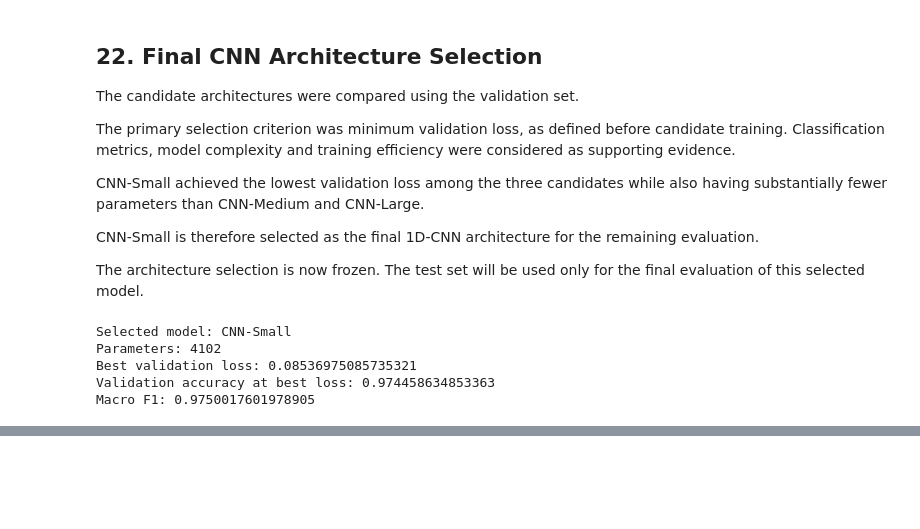
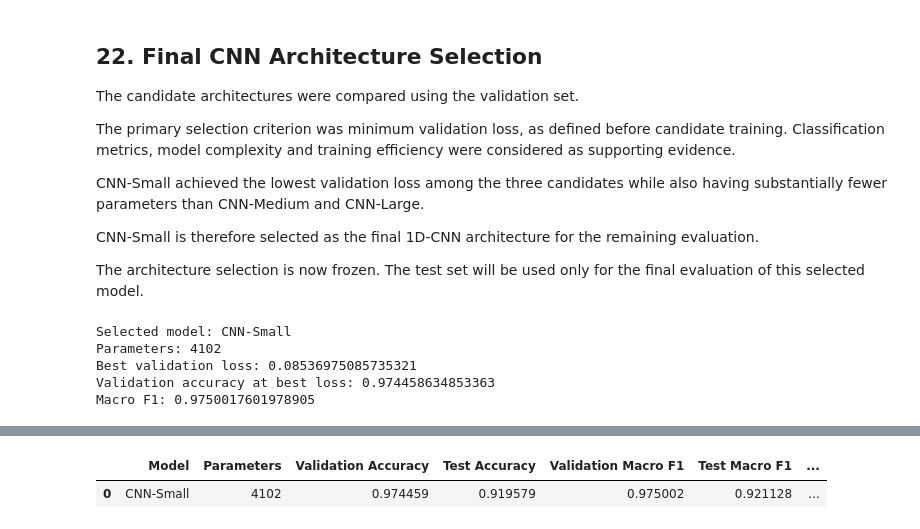
Before and after one commit to SLIIT-Y4-S2-DL-ORG/Deep-Learning-Assignment, a Jupyter notebook: 1D-CNN/1D_CNN.ipynb, the cells around one changed output, grey strips where cells are left out. Saved outputs shown, nothing was run; the diff lists cells and outputs as text; code cells hidden in the pictures; blank space fills up the shorter version.

```diff
--- a/1D-CNN/1D_CNN.ipynb
+++ b/1D-CNN/1D_CNN.ipynb
@@ -1448,0 +1652,33 @@ Macro F1: 0.9750017601978905
+# %%
+# Calculate generalization gaps
+
+validation_accuracy = results_small["best_val_accuracy"]
+validation_macro_f1 = validation_metrics_df.loc[
+    validation_metrics_df["model"] == "CNN-Small",
+    "macro_f1"
+].iloc[0]
+
+accuracy_gap = validation_accuracy - test_accuracy
+f1_gap = validation_macro_f1 - test_macro_f1
+
+inference_time_per_sample = (
+    inference_time / len(X_test)
+)
+
+final_results = pd.DataFrame([{
+    "Model": "CNN-Small",
+    "Parameters": selected_model.count_params(),
+    "Validation Accuracy": validation_accuracy,
+    "Test Accuracy": test_accuracy,
+    "Validation Macro F1": validation_macro_f1,
+    "Test Macro F1": test_macro_f1,
+    "Accuracy Gap": accuracy_gap,
+    "Macro F1 Gap": f1_gap,
+    "Inference Time (s)": inference_time,
+    "Inference Time per Sample (ms)": inference_time_per_sample * 1000
+}])
+
+final_results
+# %% [output]
+|  | Model | Parameters | Validation Accuracy | Test Accuracy | Validation Macro F1 | Test Macro F1 | ... |
+| 0 | CNN-Small | 4102 | 0.974459 | 0.919579 | 0.975002 | 0.921128 | ... |
```
Also changed, not shown: parts of 9 cells of this notebook, 1 other file.
